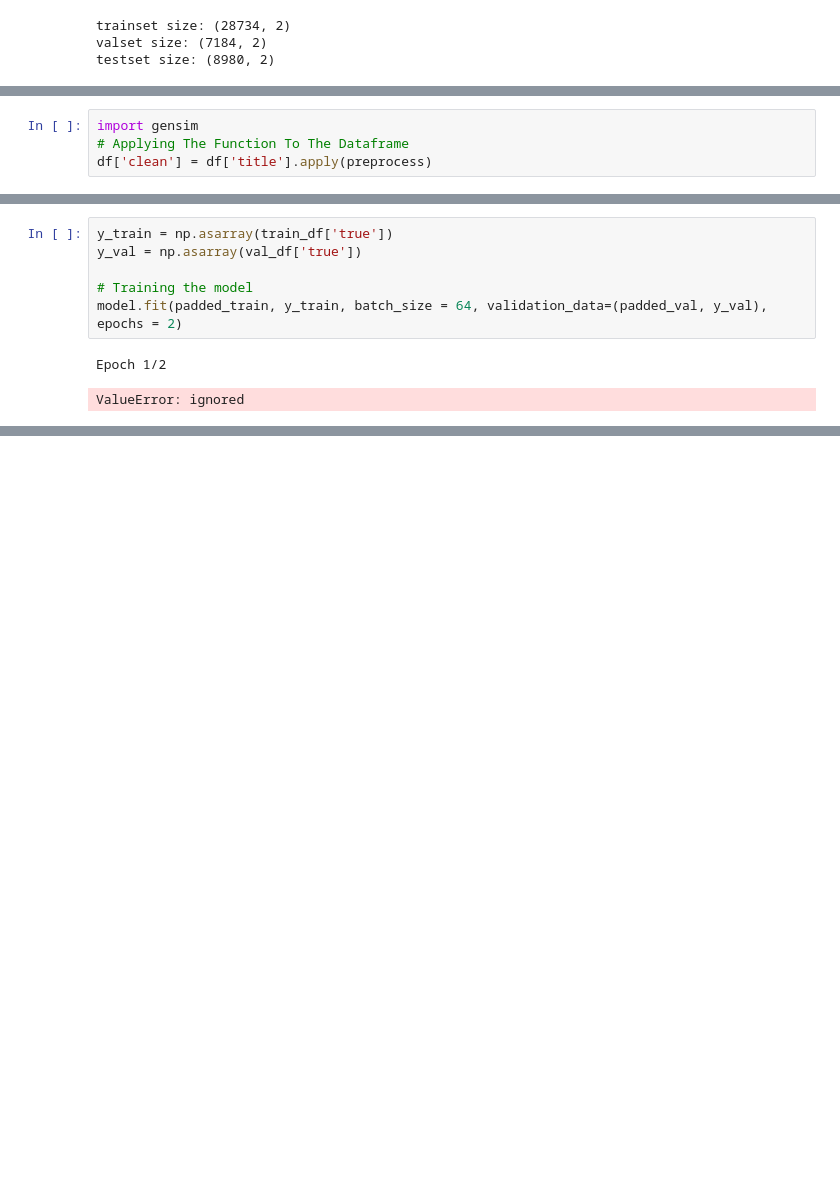
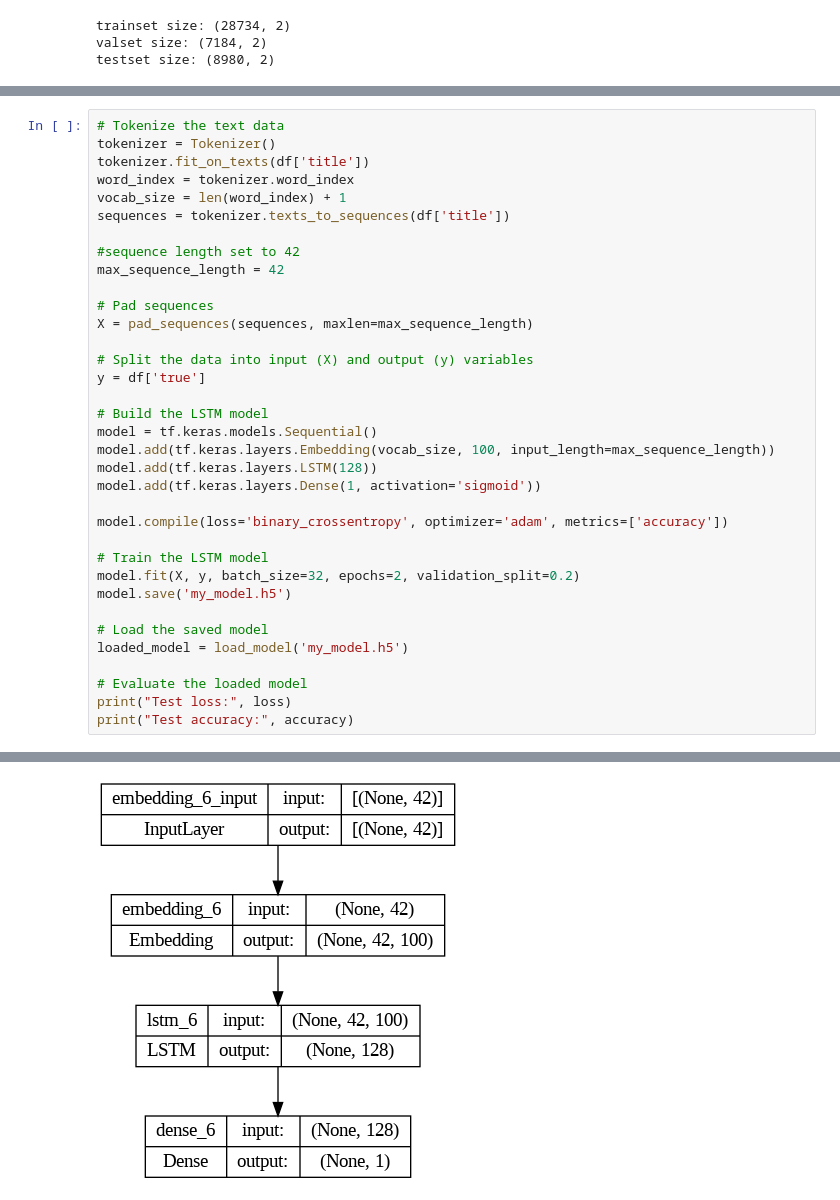
Before and after one commit to hhumayune/Fake-News-Detector, a Jupyter notebook: fake_news_detection.ipynb, the cells around one changed output, grey strips where cells are left out. Cells and saved outputs as stored; diff of their text form; blank space fills up the shorter version.

```diff
--- a/fake_news_detection.ipynb
+++ b/fake_news_detection.ipynb
@@ -204,4 +154,0 @@ def preprocess(text):
-# %%
-import gensim
-# Applying The Function To The Dataframe
-df['clean'] = df['title'].apply(preprocess)
@@ -274,9 +155,36 @@ None
-# %%
-y_train = np.asarray(train_df['true'])
-y_val = np.asarray(val_df['true'])
-
-# Training the model
-model.fit(padded_train, y_train, batch_size = 64, validation_data=(padded_val, y_val), epochs = 2)
-# %% [output]
-Epoch 1/2
-ValueError: ignored
+# %%
+# Tokenize the text data
+tokenizer = Tokenizer()
+tokenizer.fit_on_texts(df['title'])
+word_index = tokenizer.word_index
+vocab_size = len(word_index) + 1
+sequences = tokenizer.texts_to_sequences(df['title'])
+
+#sequence length set to 42
+max_sequence_length = 42
+
+# Pad sequences
+X = pad_sequences(sequences, maxlen=max_sequence_length)
+
+# Split the data into input (X) and output (y) variables
+y = df['true']
+
+# Build the LSTM model
+model = tf.keras.models.Sequential()
+model.add(tf.keras.layers.Embedding(vocab_size, 100, input_length=max_sequence_length))
+model.add(tf.keras.layers.LSTM(128))
+model.add(tf.keras.layers.Dense(1, activation='sigmoid'))
+
+model.compile(loss='binary_crossentropy', optimizer='adam', metrics=['accuracy'])
+
+# Train the LSTM model
+model.fit(X, y, batch_size=32, epochs=2, validation_split=0.2)
+model.save('my_model.h5')
+
+# Load the saved model
+loaded_model = load_model('my_model.h5')
+
+# Evaluate the loaded model
+print("Test loss:", loss)
+print("Test accuracy:", accuracy)
+# %% [output]
@@ -282,0 +198 @@ ValueError: ignored
+[figure, added]
```
Also changed, not shown: parts of 16 cells of this notebook.
